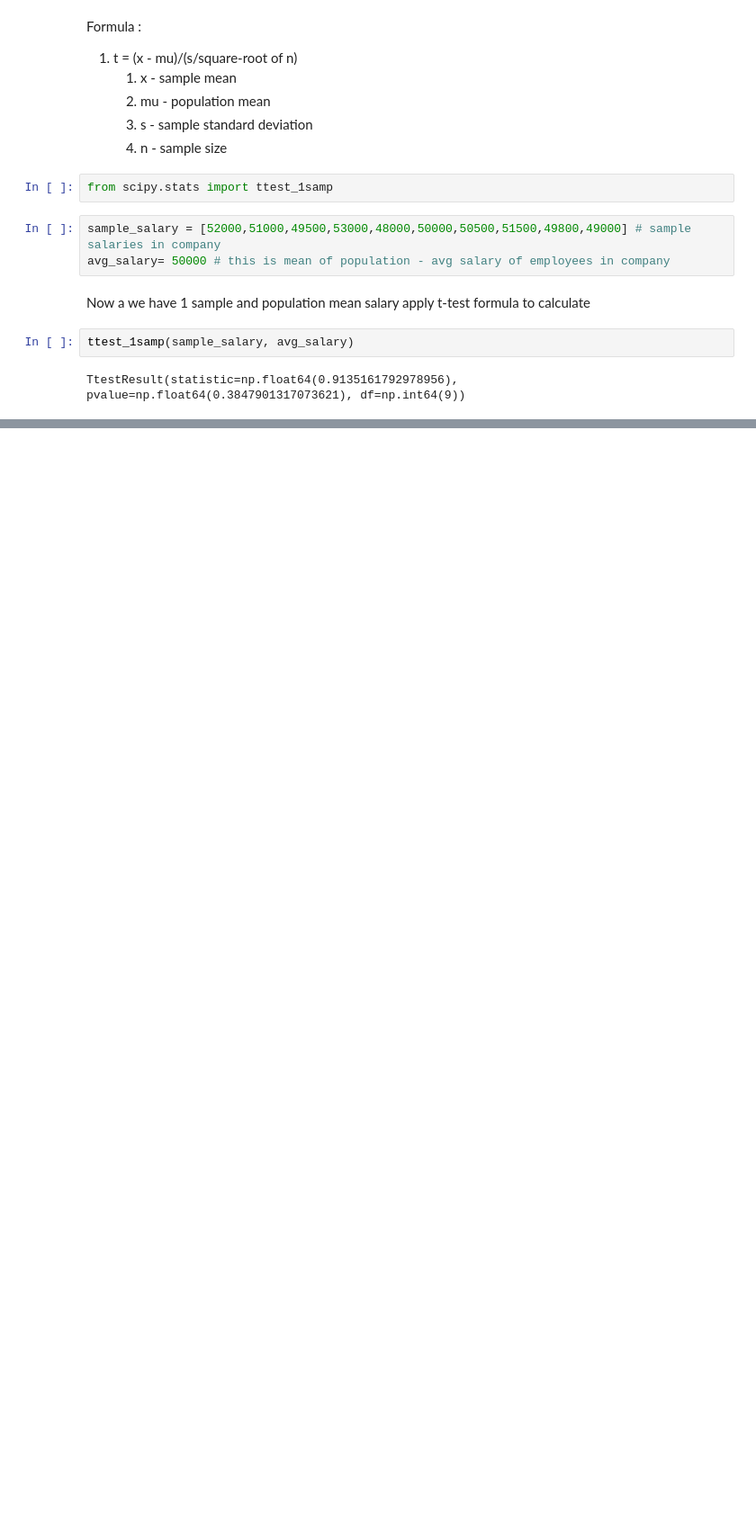
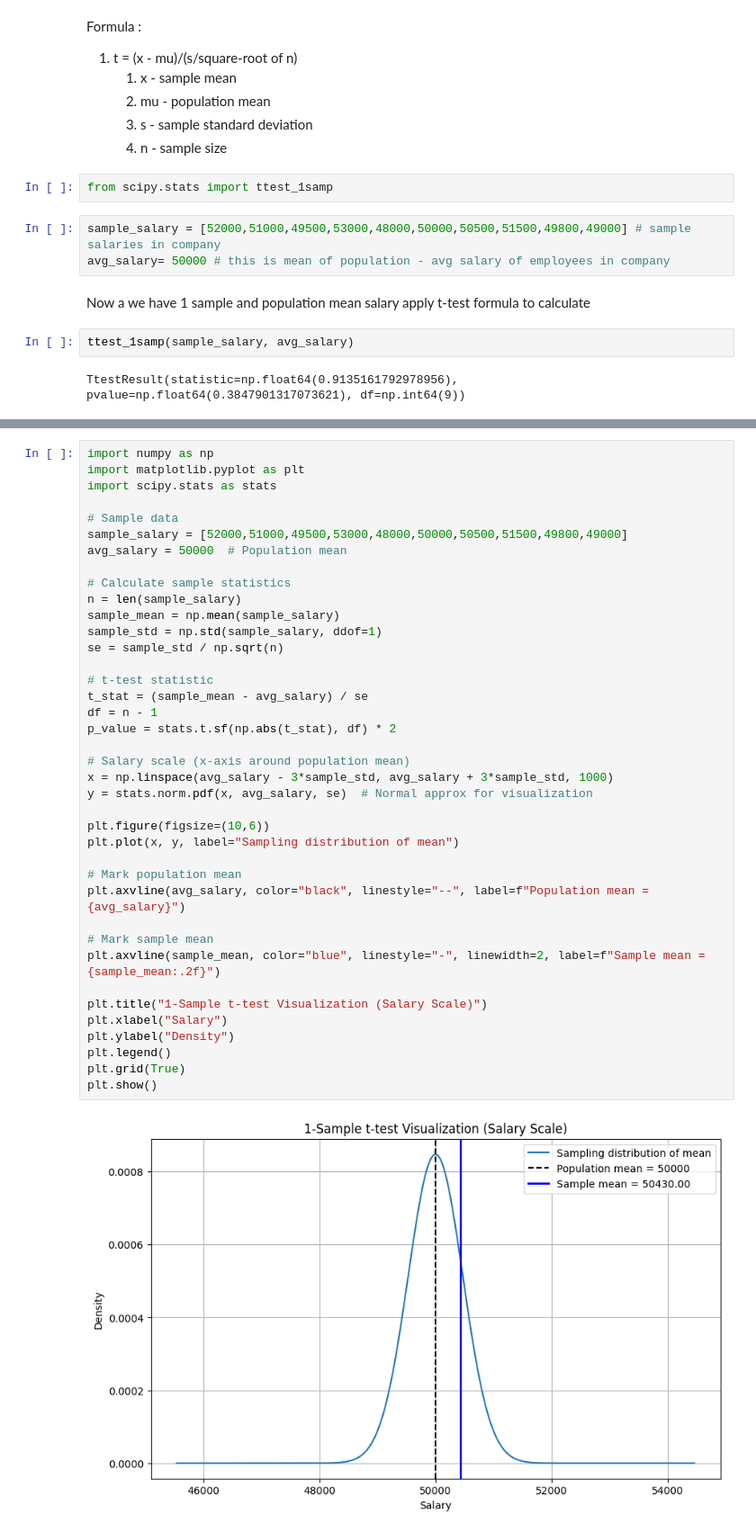
Before and after one commit to SachinSherki4/Data_Science, a Jupyter notebook: Cource_Learning/Inferential_statistics/Hypothesis_Testing/ttest_hypothesis_testing.ipynb, the cells around one changed output, grey strips where cells are left out. Shown: that part at 90% size. Cells and saved outputs as stored; diff of their text form; blank space fills up the shorter version.

Commit message:
Hypothesis Test 2

```diff
--- a/Cource_Learning/Inferential_statistics/Hypothesis_Testing/ttest_hypothesis_testing.ipynb
+++ b/Cource_Learning/Inferential_statistics/Hypothesis_Testing/ttest_hypothesis_testing.ipynb
@@ -30,0 +50,41 @@ In response we get
+# %%
+import numpy as np
+import matplotlib.pyplot as plt
+import scipy.stats as stats
+
+# Sample data
+sample_salary = [52000,51000,49500,53000,48000,50000,50500,51500,49800,49000]
+avg_salary = 50000  # Population mean
+
+# Calculate sample statistics
+n = len(sample_salary)
+sample_mean = np.mean(sample_salary)
+sample_std = np.std(sample_salary, ddof=1)
+se = sample_std / np.sqrt(n)
+
+# t-test statistic
+t_stat = (sample_mean - avg_salary) / se
+df = n - 1
+p_value = stats.t.sf(np.abs(t_stat), df) * 2
+
+# Salary scale (x-axis around population mean)
+x = np.linspace(avg_salary - 3*sample_std, avg_salary + 3*sample_std, 1000)
+y = stats.norm.pdf(x, avg_salary, se)  # Normal approx for visualization
+
+plt.figure(figsize=(10,6))
+plt.plot(x, y, label="Sampling distribution of mean")
+
+# Mark population mean
+plt.axvline(avg_salary, color="black", linestyle="--", label=f"Population mean = {avg_salary}")
+
+# Mark sample mean
+plt.axvline(sample_mean, color="blue", linestyle="-", linewidth=2, label=f"Sample mean = {sample_mean:.2f}")
+
+plt.title("1-Sample t-test Visualization (Salary Scale)")
+plt.xlabel("Salary")
+plt.ylabel("Density")
+plt.legend()
+plt.grid(True)
+plt.show()
+# %% [output]
+[figure, added]
```
Also changed, not shown: parts of 6 cells of this notebook.
